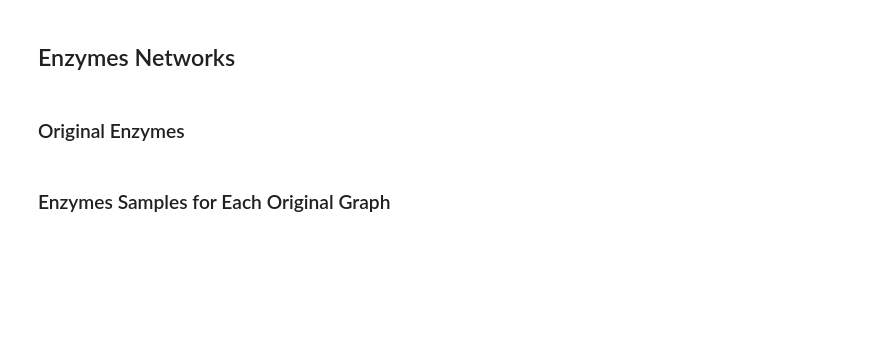
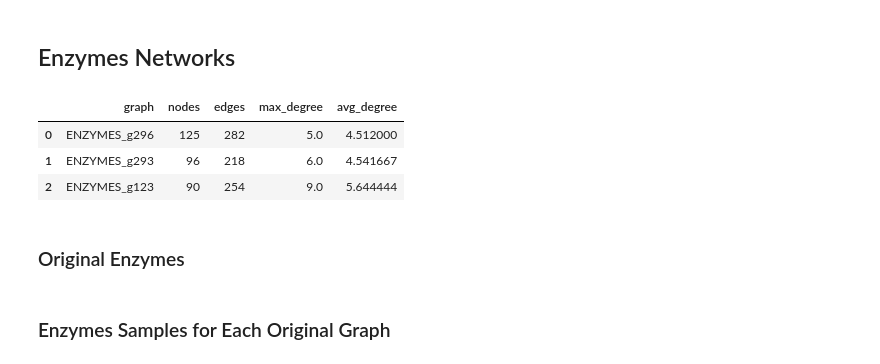
Before and after one commit to viniciusmioto/social_networks_analysis, a Jupyter notebook: src/results_motifs.ipynb, the cells around one changed output. Saved outputs shown, nothing was run; the diff lists cells and outputs as text; code cells hidden in the pictures; blank space fills up the shorter version.

```diff
--- a/src/results_motifs.ipynb
+++ b/src/results_motifs.ipynb
@@ -94,6 +38,17 @@ file_name = 'enzymes.csv'
 enzymes_df = load_data(file_name)
 # cast graph_name as string
 enzymes_df["graph_name"] = enzymes_df["graph_name"].astype(str)
+# %%
+# Enzymes Information (Stats)
+enzymes_info = pd.read_csv(RESULTS_PATH + 'enzymes_info.csv')
+
+# Show the Information of the Enzymes
+enzymes_info.head()
+# %% [output]
+|  | graph | nodes | edges | max_degree | avg_degree |
+| 0 | ENZYMES_g296 | 125 | 282 | 5.0 | 4.512000 |
+| 1 | ENZYMES_g293 | 96 | 218 | 6.0 | 4.541667 |
+| 2 | ENZYMES_g123 | 90 | 254 | 9.0 | 5.644444 |
 # %% [markdown]
 ### Original Enzymes
 # %%
```
Also changed, not shown: parts of 30 cells of this notebook, 5 other files.
